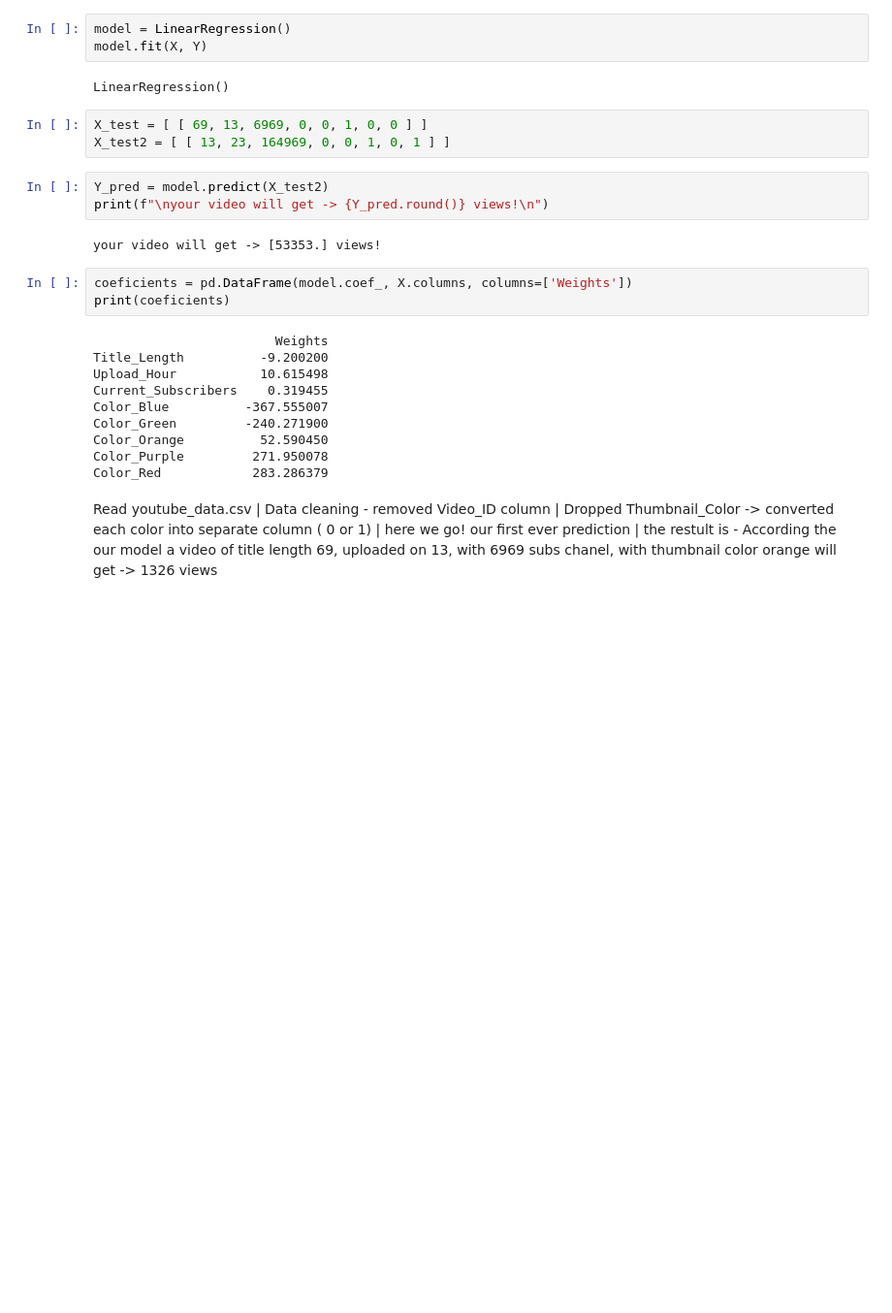
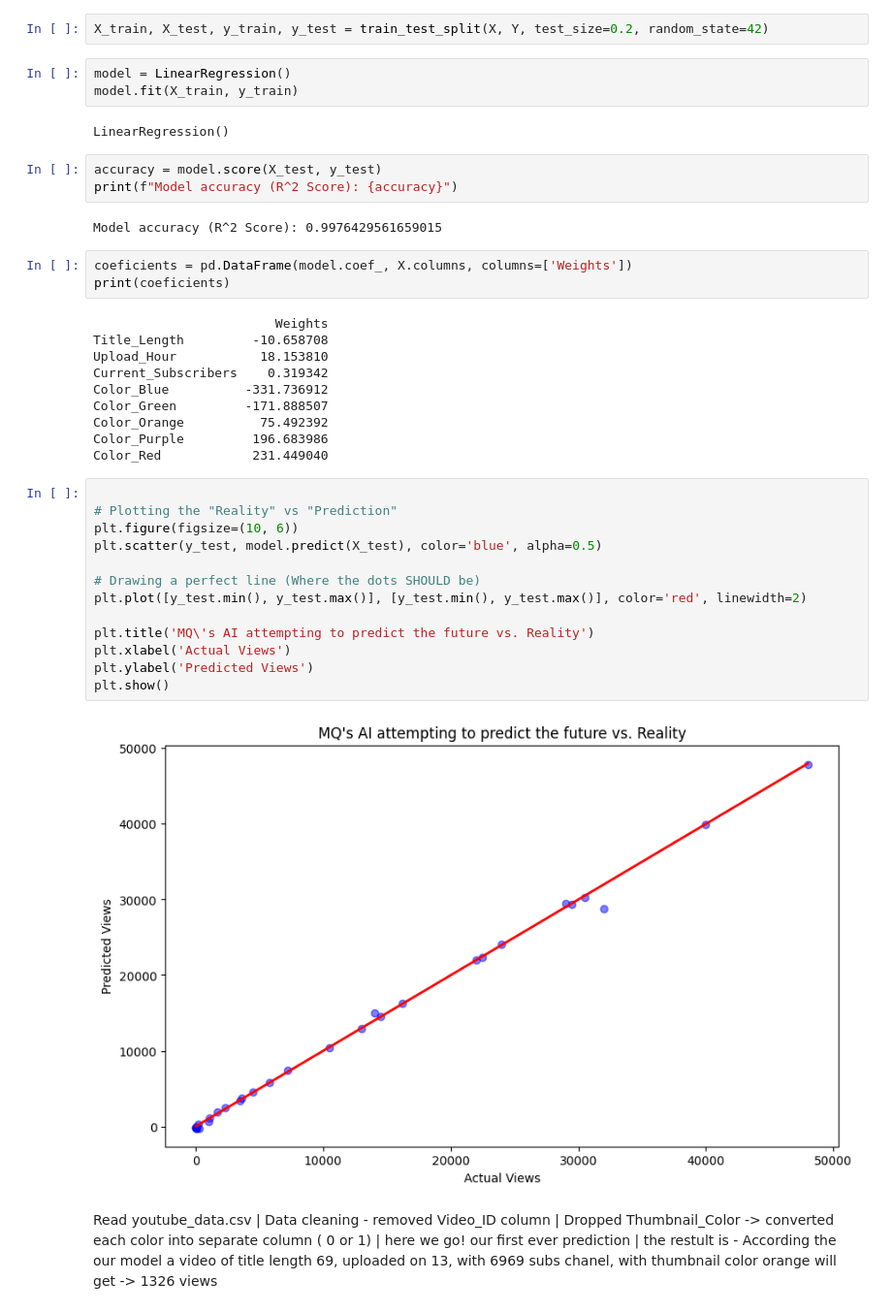
Before and after one commit to Kas-sim/my_python, a Jupyter notebook: ML Projects/trending_detector.ipynb, the cells around one changed output. Shown at 97% size. Drawn from its saved outputs; the diff is of its cells as text; blank space fills up the shorter version.

Commit message:
finalized VIral Predictor

```diff
--- a/ML Projects/trending_detector.ipynb
+++ b/ML Projects/trending_detector.ipynb
@@ -116,29 +32,43 @@ X.describe()
+# %%
+X_train, X_test, y_train, y_test = train_test_split(X, Y, test_size=0.2, random_state=42)
 # %%
 model = LinearRegression()
-model.fit(X, Y)
+model.fit(X_train, y_train)
 # %% [output]
 LinearRegression()
-# %%
-X_test = [ [ 69, 13, 6969, 0, 0, 1, 0, 0 ] ]
-X_test2 = [ [ 13, 23, 164969, 0, 0, 1, 0, 1 ] ]
-# %%
-Y_pred = model.predict(X_test2)
-print(f"\nyour video will get -> {Y_pred.round()} views!\n")
-# %% [output]
-your video will get -> [53353.] views!
+# %%
+accuracy = model.score(X_test, y_test)
+print(f"Model accuracy (R^2 Score): {accuracy}")
+# %% [output]
+Model accuracy (R^2 Score): 0.9976429561659015
 # %%
 coeficients = pd.DataFrame(model.coef_, X.columns, columns=['Weights'])
 print(coeficients)
 # %% [output]
                         Weights
-Title_Length          -9.200200
-Upload_Hour           10.615498
-Current_Subscribers    0.319455
-Color_Blue          -367.555007
-Color_Green         -240.271900
-Color_Orange          52.590450
-Color_Purple         271.950078
-Color_Red            283.286379
+Title_Length         -10.658708
+Upload_Hour           18.153810
+Current_Subscribers    0.319342
+Color_Blue          -331.736912
+Color_Green         -171.888507
+Color_Orange          75.492392
+Color_Purple         196.683986
+Color_Red            231.449040
+# %%
+
+# Plotting the "Reality" vs "Prediction"
+plt.figure(figsize=(10, 6))
+plt.scatter(y_test, model.predict(X_test), color='blue', alpha=0.5)
+
+# Drawing a perfect line (Where the dots SHOULD be)
+plt.plot([y_test.min(), y_test.max()], [y_test.min(), y_test.max()], color='red', linewidth=2)
+
+plt.title('MQ\'s AI attempting to predict the future vs. Reality')
+plt.xlabel('Actual Views')
+plt.ylabel('Predicted Views')
+plt.show()
+# %% [output]
+[figure, added]
 # %% [markdown]
 Read youtube_data.csv | Data cleaning - removed Video_ID column
 | Dropped Thumbnail_Color -> converted each color into separate column ( 0 or 1) | here we go! our first ever prediction | the restult is - According the our model a video of title length 69, uploaded on 13, with 6969 subs chanel, with thumbnail color orange will get -> 1326 views
```
Also changed, not shown: parts of 7 cells of this notebook.
